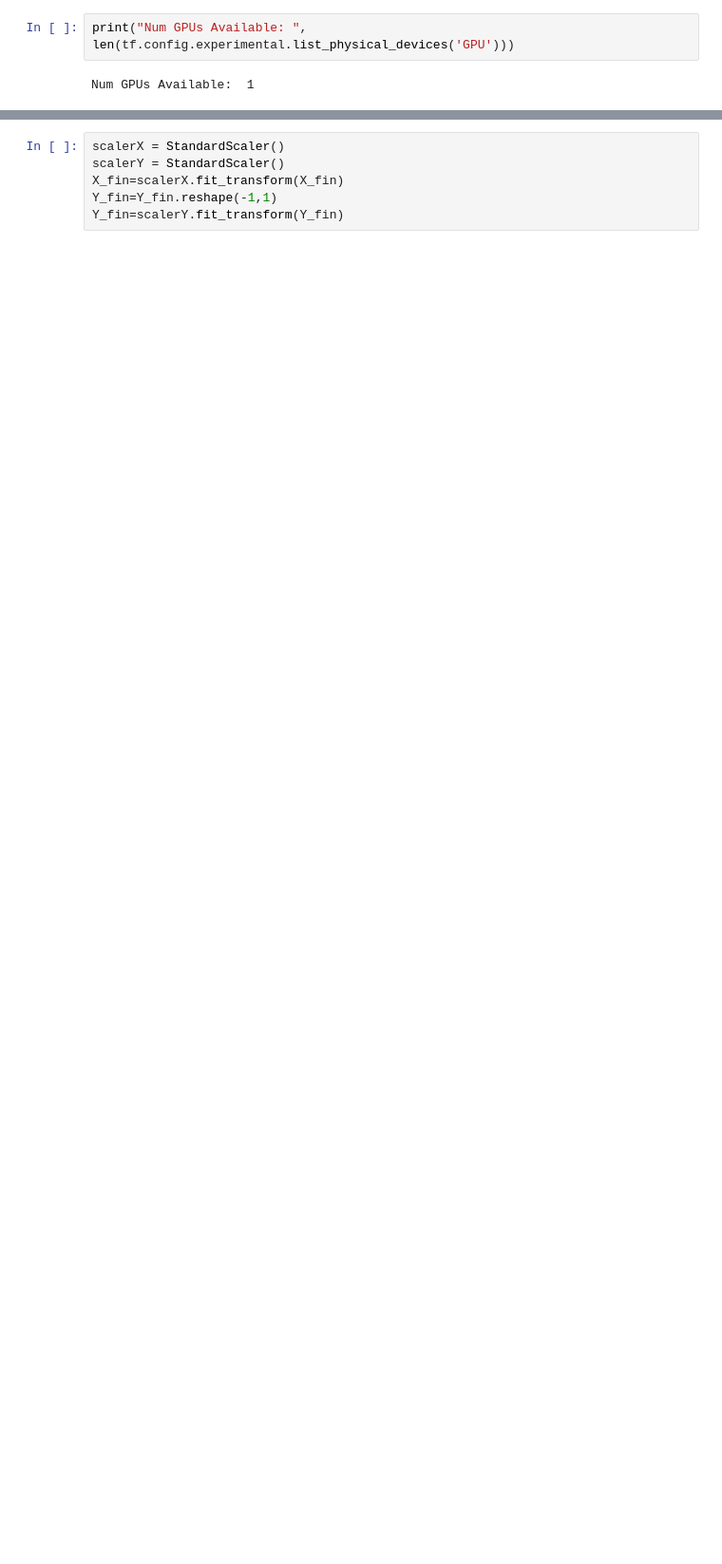
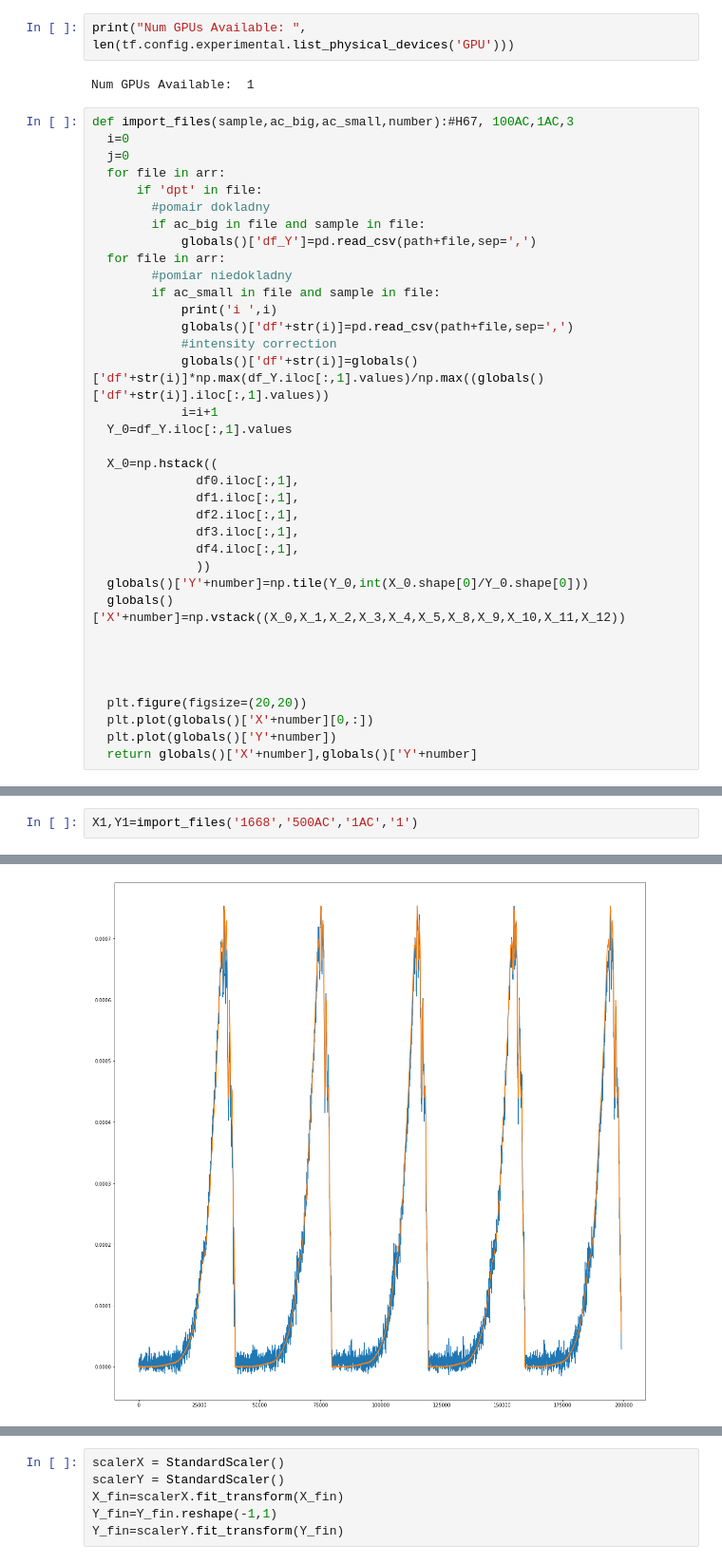
Before and after one commit to Ammon1/Math, a Jupyter notebook: noise_D.ipynb, the cells around one changed output, grey strips where cells are left out. Shown at 95% size. Drawn from its saved outputs; the diff is of its cells as text; blank space fills up the shorter version.

```diff
--- a/noise_D.ipynb
+++ b/noise_D.ipynb
@@ -28,3 +33,39 @@ import xgboost as xgb
 print("Num GPUs Available: ", len(tf.config.experimental.list_physical_devices('GPU')))
 # %% [output]
 Num GPUs Available:  1
+# %%
+def import_files(sample,ac_big,ac_small,number):#H67, 100AC,1AC,3
+  i=0
+  j=0
+  for file in arr:
+      if 'dpt' in file:
+        #pomair dokladny
+        if ac_big in file and sample in file:
+            globals()['df_Y']=pd.read_csv(path+file,sep=',')
+  for file in arr:
+        #pomiar niedokladny
+        if ac_small in file and sample in file:
+            print('i ',i)
+            globals()['df'+str(i)]=pd.read_csv(path+file,sep=',')
+            #intensity correction
+            globals()['df'+str(i)]=globals()['df'+str(i)]*np.max(df_Y.iloc[:,1].values)/np.max((globals()['df'+str(i)].iloc[:,1].values))
+            i=i+1
+  Y_0=df_Y.iloc[:,1].values
+
+  X_0=np.hstack((
+              df0.iloc[:,1],
+              df1.iloc[:,1],
+              df2.iloc[:,1],
+              df3.iloc[:,1],
+              df4.iloc[:,1],
+              ))
+  globals()['Y'+number]=np.tile(Y_0,int(X_0.shape[0]/Y_0.shape[0]))
+  globals()['X'+number]=np.vstack((X_0,X_1,X_2,X_3,X_4,X_5,X_8,X_9,X_10,X_11,X_12))
+
+
+
+
+  plt.figure(figsize=(20,20))
+  plt.plot(globals()['X'+number][0,:])
+  plt.plot(globals()['Y'+number])
+  return globals()['X'+number],globals()['Y'+number]
@@ -98,0 +161,3 @@ X=np.vstack((X_0,X_1,X_2,X_3,X_4,X_5,X_8,X_9,X_10))
+# %%
+X1,Y1=import_files('1668','500AC','1AC','1')
+# %% [output]
@@ -98,0 +169 @@ X=np.vstack((X_0,X_1,X_2,X_3,X_4,X_5,X_8,X_9,X_10))
+[figure, added]
```
Also changed, not shown: parts of 51 cells of this notebook.
